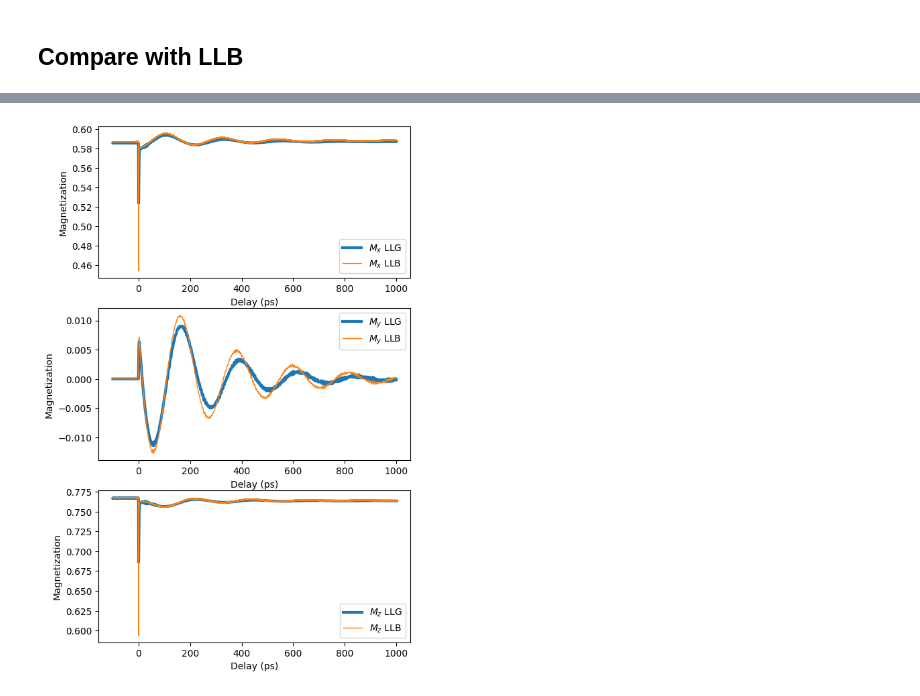
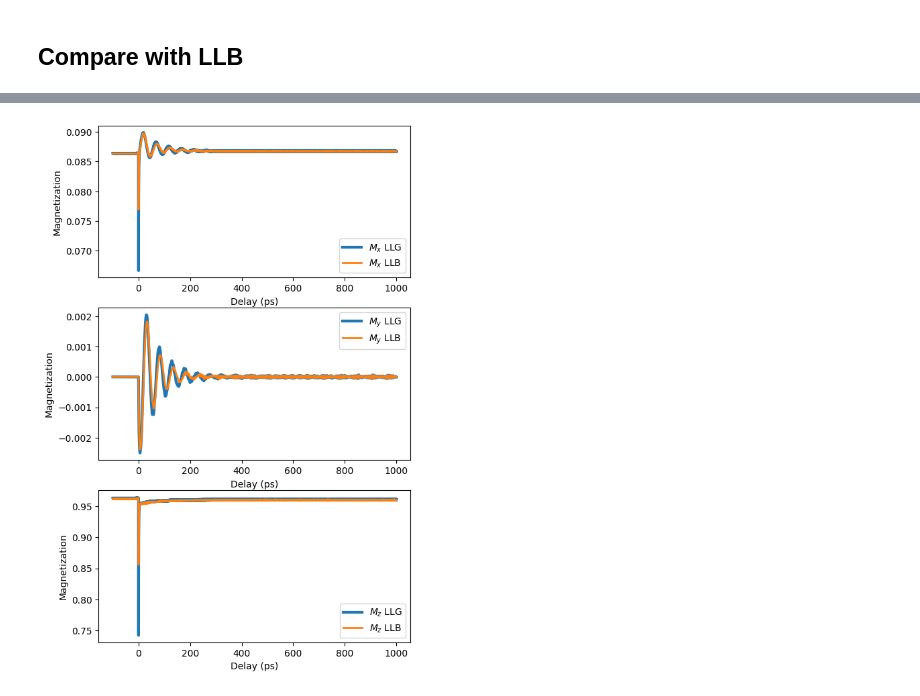
Before and after one commit to friweber/udkm1Dsim_LLG-LLB, a Jupyter notebook: LLB_vs_LLG.ipynb, the cells around one changed output, grey strips where cells are left out. Saved outputs shown, nothing was run; the diff lists cells and outputs as text; code cells hidden in the pictures.

```diff
--- a/LLB_vs_LLG.ipynb
+++ b/LLB_vs_LLG.ipynb
@@ -63,7 +63,7 @@ prop_Ni['anisotropy'] = [-500, 0., 7.72e4]*u.J/u.m**3
 prop_Ni['exch_stiffness'] = [15e-17, 15e-17, 15e-17]*u.J/u.m
 #prop_Ni['exch_stiffness'] = [0e-12, 0e-12, 0e-12]*u.J/u.m
 prop_Ni['mag_saturation'] = 4e5*u.J/u.T/u.m**3
-prop_Ni['magnetoelastic_coupling'] = 16000*u.J/u.m**3
+prop_Ni['magnetoelastic_coupling'] = 60000*u.J/u.m**3
 
 
 # build the layer
@@ -117,7 +117,7 @@ h = ud.Heat(S, True)
 h.save_data = False
 h.disp_messages = True
 # %%
-h.excitation = {'fluence': [1.2]*u.mJ/u.cm**2,
+h.excitation = {'fluence': [1.8]*u.mJ/u.cm**2,
                 'delay_pump':  [0]*u.ps,
                 'pulse_width':  [0.15]*u.ps,
                 'multilayer_absorption': True,
@@ -397,7 +397,7 @@ plt.show()
 # %% [markdown]
 ## Compare with LLB
 # %%
-llg = ud.LL(S, True)
+llg = ud.LLG(S, True)
 
 llg.save_data = False
 llg.disp_messages = True
@@ -413,26 +431,29 @@ AttributeError: module 'udkm1Dsim' has no attribute 'LLG'
 # %%
+magnetization_map_xyz = ud.helpers.convert_polar_to_cartesian(magnetization_map[:, :, :])
+magnetization_map_LLG_xyz = ud.helpers.convert_polar_to_cartesian(magnetization_map_LLG[:, :, :])
+
 ind_trim = np.where(delays>-100*u.ps)[0]
 
 plt.figure(figsize=[6,10])
 plt.subplot(3,1,1)
 plt.plot(delays[ind_trim], np.mean(magnetization_map_xyz[ind_trim, 0:20, 0], axis=1), label=r'$M_x$ LLG', lw =3)
-plt.plot(delays[ind_trim], np.mean(magnetization_map_LLG_xyz[ind_trim, 0:20, 0], axis=1), label=r'$M_x$ LLB', lw =1)
+plt.plot(delays[ind_trim], np.mean(magnetization_map_LLG_xyz[ind_trim, 0:20, 0], axis=1), label=r'$M_x$ LLB', lw =2)
 plt.legend()
 plt.xlabel('Delay (ps)')
 plt.ylabel('Magnetization')
 plt.subplot(3,1,2)
 plt.plot(delays[ind_trim], np.mean(magnetization_map_xyz[ind_trim, 0:20, 1], axis=1), label=r'$M_y$ LLG', lw =3)
-plt.plot(delays[ind_trim], np.mean(magnetization_map_LLG_xyz[ind_trim, 0:20, 1], axis=1), label=r'$M_y$ LLB', lw =1)
+plt.plot(delays[ind_trim], np.mean(magnetization_map_LLG_xyz[ind_trim, 0:20, 1], axis=1), label=r'$M_y$ LLB', lw =2)
 plt.legend()
 plt.xlabel('Delay (ps)')
 plt.ylabel('Magnetization')
 plt.subplot(3,1,3)
 plt.plot(delays[ind_trim], np.mean(magnetization_map_xyz[ind_trim, 0:20, 2], axis=1), label=r'$M_z$ LLG', lw =3)
-plt.plot(delays[ind_trim], np.mean(magnetization_map_LLG_xyz[ind_trim, 0:20, 2], axis=1), label=r'$M_z$ LLB', lw =1)
+plt.plot(delays[ind_trim], np.mean(magnetization_map_LLG_xyz[ind_trim, 0:20, 2], axis=1), label=r'$M_z$ LLB', lw =2)
 plt.legend()
 plt.xlabel('Delay (ps)')
 plt.ylabel('Magnetization')
 plt.savefig("comparison_LLB_LLG.png", dpi = 250)
 plt.show()
 # %% [output]
-[figure, old version]
+[figure, new version]
```
Also changed, not shown: parts of 5 cells of this notebook, 3 other files.
